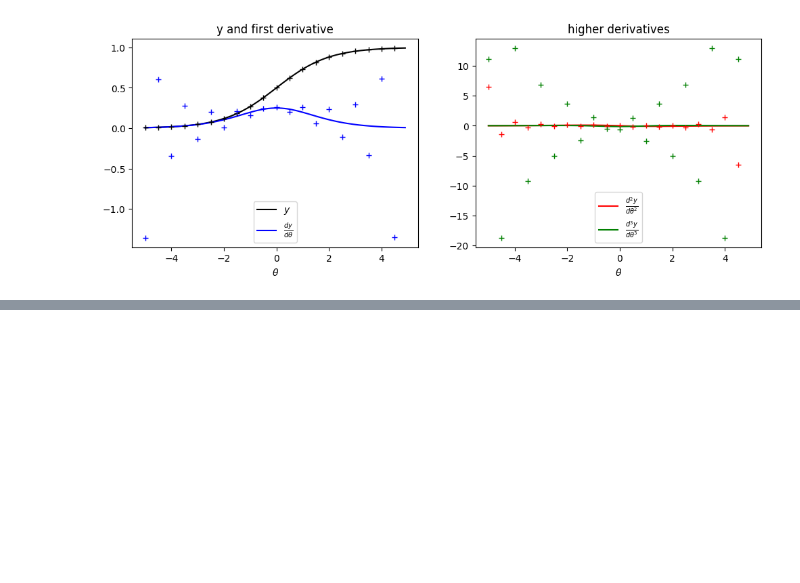
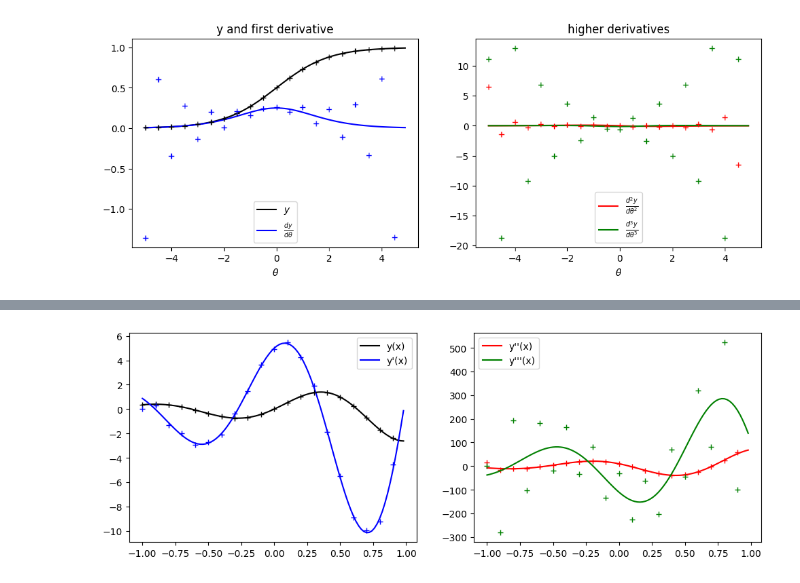
Before and after one commit to pavelkomarov/spectral-derivatives, a Jupyter notebook: notebooks/fourier_periodic_extensions.ipynb, the cells around one changed output, grey strips where cells are left out. Cells and saved outputs as stored; diff of their text form; code cells hidden in the pictures; blank space fills up the shorter version.

```diff
--- a/notebooks/fourier_periodic_extensions.ipynb
+++ b/notebooks/fourier_periodic_extensions.ipynb
@@ -144,0 +202,18 @@ axes[1].plot(th_n, d3y_n, 'g+');
+# %%
+dy_n = fourier_deriv(y_even(x_n), x_n, 1) + fourier_deriv(y_n_ext, x_n_ext, 1)[:M]
+d2y_n = fourier_deriv(y_even(x_n), x_n, 2) + fourier_deriv(y_n_ext, x_n_ext, 2)[:M]
+d3y_n = fourier_deriv(y_even(x_n), x_n, 3) + fourier_deriv(y_n_ext, x_n_ext, 3)[:M]
+
+fig, axes = pyplot.subplots(1, 2, figsize=(12,4))
+axes[0].plot(x, y(x), 'k', label="y(x)")
+axes[0].plot(x, dy, 'b', label="y'(x)")
+axes[0].plot(x_n, y(x_n), 'k+')
+axes[0].plot(x_n, dy_n, 'b+')
+axes[0].legend()
+axes[1].plot(x, d2y, 'r', label="y''(x)")
+axes[1].plot(x_n, d2y_n, 'r+')
+axes[1].plot(x, d3y, 'g', label="y'''(x)")
+axes[1].plot(x_n, d3y_n, 'g+')
+axes[1].legend();
+# %% [output]
+[figure, added]
```
Also changed, not shown: parts of 9 cells of this notebook, 1 other file.
